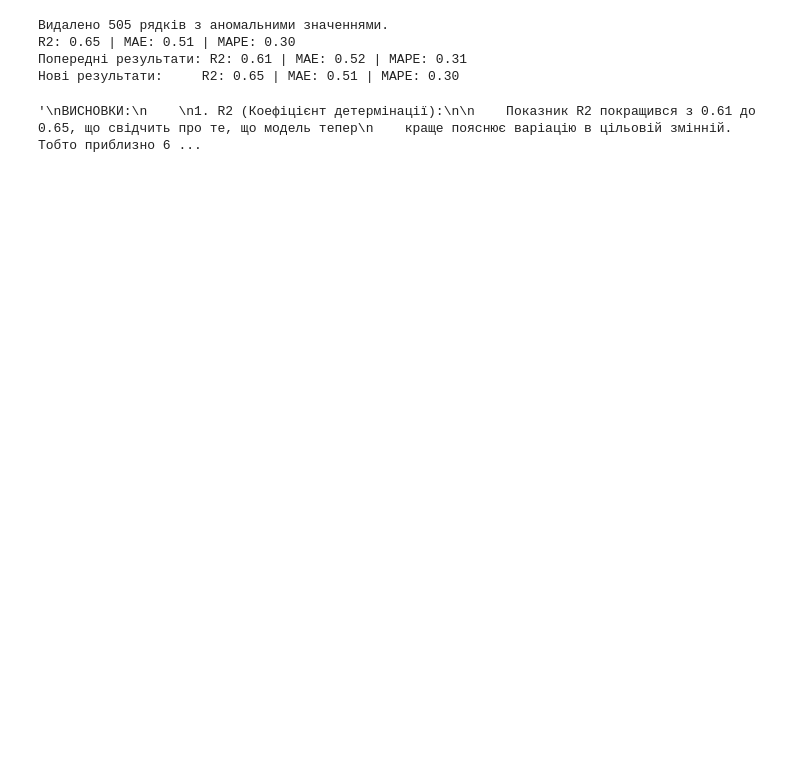
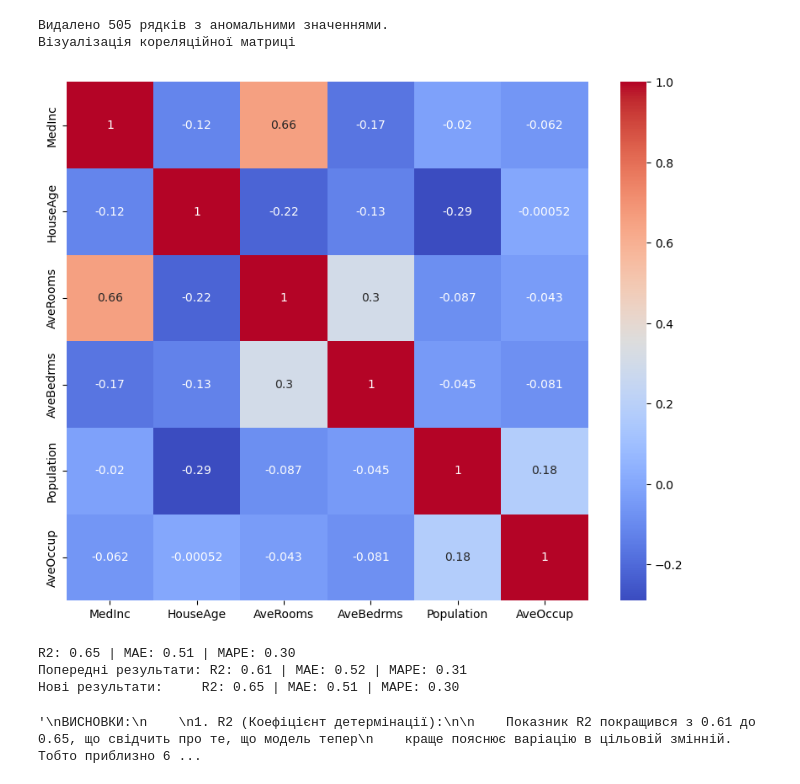
Before and after one commit to LesiaUKR/machine-learning, a Jupyter notebook: notebook_hw/dz_mod_02_Lesia_Soloviova.ipynb, the cells around one changed output. Cells and saved outputs as stored; diff of their text form; code cells hidden in the pictures; blank space fills up the shorter version.

```diff
--- a/notebook_hw/dz_mod_02_Lesia_Soloviova.ipynb
+++ b/notebook_hw/dz_mod_02_Lesia_Soloviova.ipynb
@@ -1,7 +1,6 @@
 # %%
 # 1. імпортуємо необхідні пакети
 
-import pandas as pd
 import numpy as np
 import seaborn as sns
 import matplotlib.pyplot as plt
@@ -43,9 +42,21 @@ target_cleaned = target[outliers_mask]
 print(f'Видалено {len(data) - len(data_cleaned)} рядків з аномальними значеннями.')
 
 #%%
-# 3.2 Видалення високо корельованої ознаки - видалимо 'AveBedrms',
-# яка має високу кореляцію з 'AveRooms'
-data_cleaned = data_cleaned.drop('AveBedrms', axis=1)
+# 3.2 Видалення високо корельованої ознаки
+# Побудуємо кореляційну матрицю після очистки від викидів
+corr_matrix = data_cleaned.drop(['Longitude', 'Latitude'], axis=1).corr()
+
+# Візуалізація кореляційної матриці
+plt.figure(figsize=(10, 8))
+sns.heatmap(corr_matrix, annot=True, cmap='coolwarm')
+print('Візуалізація кореляційної матриці')
+plt.show()
+
+# Видалимо ознаку з найвищою кореляцією AveRooms, яка має високу кореляцію
+# з іншою ознакою AveBedrms
+
+data_cleaned = data_cleaned.drop('AveRooms', axis=1)
+
 
 #%%
 # 4. Розподілимо дані на навчальні та тестові вибірки
@@ -59,7 +70,7 @@ X_train_scaled = scaler.fit_transform(X_train)
 X_test_scaled = scaler.transform(X_test)
 
 #%%
-# 6. Побудуємо моделі та оцінимо метрики
+# 6. Побудова та навчання моделі
 model = LinearRegression()
 model.fit(X_train_scaled, y_train)
 
@@ -82,34 +93,36 @@ print(f"Нові результати:     R2: {r_sq:.2f} | MAE: {mae:.2f} | MAP
 #%%
 
 '''
 ВИСНОВКИ:
 
 1. R2 (Коефіцієнт детермінації):
 
     Показник R2 покращився з 0.61 до 0.65, що свідчить про те, що модель тепер
     краще пояснює варіацію в цільовій змінній. Тобто приблизно 65% варіацій у
     цільовій змінній (вартість житла) пояснюються обраними ознаками після
     очищення від викидів і нормалізації даних, що є кращим результатом
     порівняно з попереднім.
 
 2. MAE (Середня абсолютна похибка):
 
     MAE трохи зменшився з 0.52 до 0.51, що свідчить про невелике зменшення
     середньої похибки в прогнозах моделі. Це означає, що модель стала точнішою
     у прогнозуванні вартості житла.
 
 3. MAPE (Середній абсолютний відсоток похибки):
 
     MAPE також зменшився з 31% до 30%, що означає, що модель тепер робить
     трохи менше відносних похибок у прогнозах.
 
 Це покращення підтверджує, що обробка даних, зокрема очищення від викидів та
 нормалізація, позитивно вплинула на модель, хоч і не дуже значно.
 
 '''
 # %% [output]
 Видалено 505 рядків з аномальними значеннями.
-R2: 0.65 | MAE: 0.51 | MAPE: 0.30
-Попередні результати: R2: 0.61 | MAE: 0.52 | MAPE: 0.31
-Нові результати:     R2: 0.65 | MAE: 0.51 | MAPE: 0.30
+Візуалізація кореляційної матриці
+[figure, added]
-'\nВИСНОВКИ:\n    \n1. R2 (Коефіцієнт детермінації):\n\n    Показник R2 покращився з 0.61 до 0.65, що свідчить про те, що модель тепер\n    краще пояснює варіацію в цільовій змінній. Тобто приблизно 6 ...
+R2: 0.65 | MAE: 0.51 | MAPE: 0.30
+Попередні результати: R2: 0.61 | MAE: 0.52 | MAPE: 0.31
+Нові результати:     R2: 0.65 | MAE: 0.51 | MAPE: 0.30
+'\nВИСНОВКИ:\n    \n1. R2 (Коефіцієнт детермінації):\n\n    Показник R2 покращився з 0.61 до 0.65, що свідчить про те, що модель тепер\n    краще пояснює варіацію в цільовій змінній. Тобто приблизно 6 ...
```
Also changed, not shown: 3 other files.
